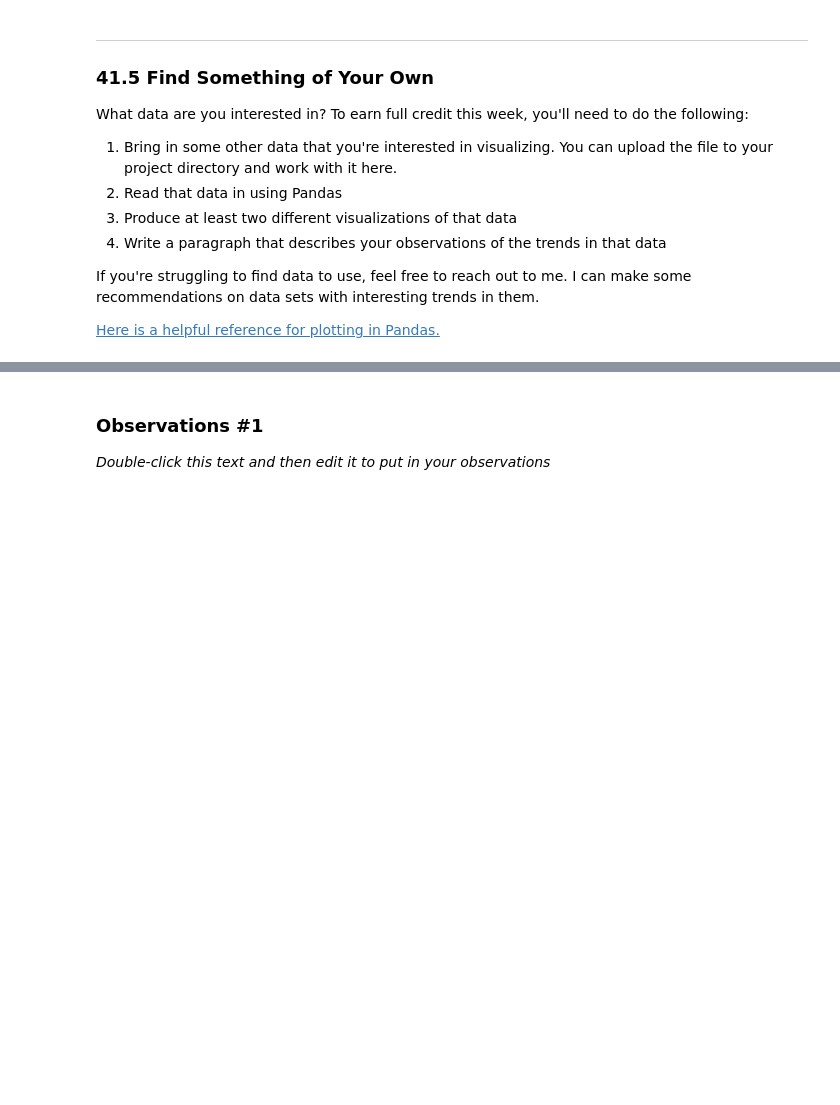
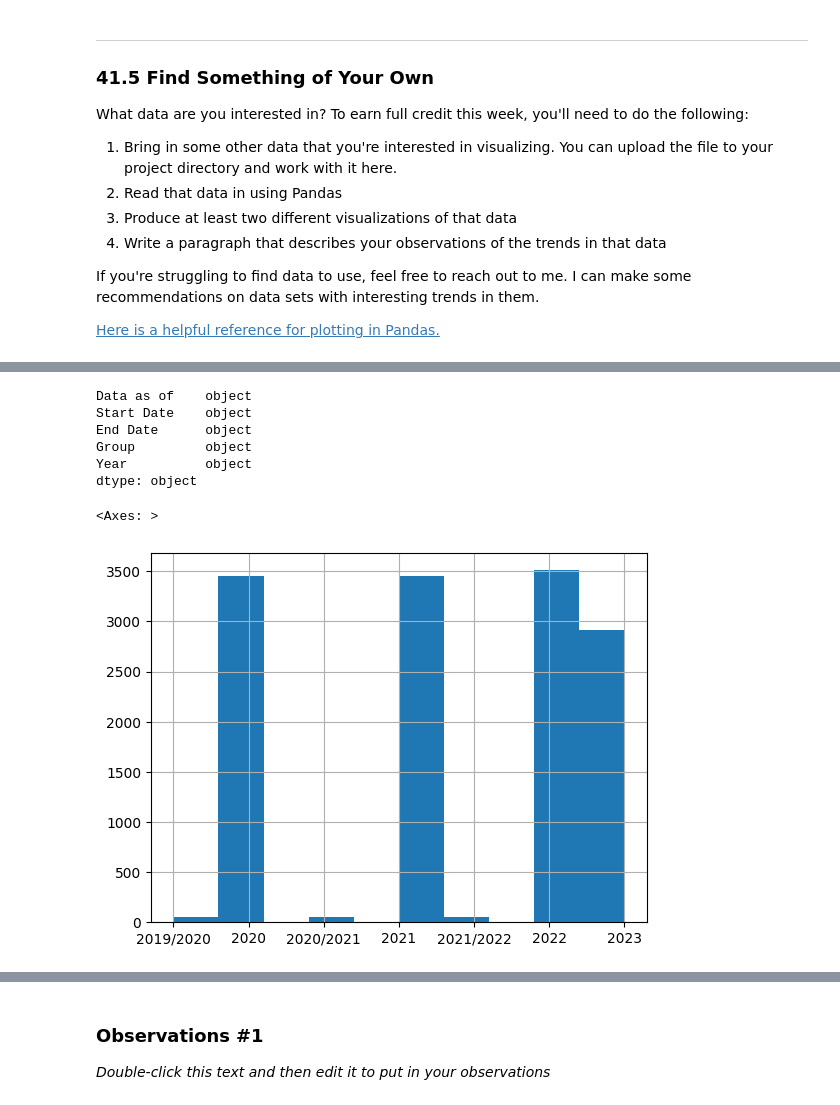
Before and after one commit to mfazaluddin/hds5210-2023, a Jupyter notebook: week09/week09_assignment_2.ipynb, the cells around one changed output, grey strips where cells are left out. Cells and saved outputs as stored; diff of their text form; code cells hidden in the pictures; blank space fills up the shorter version.

```diff
--- a/week09/week09_assignment_2.ipynb
+++ b/week09/week09_assignment_2.ipynb
@@ -221,0 +218,4 @@ If you're struggling to find data to use, feel free to reach out to me.  I can m
+# %%
+import pandas as pd
+
+data = pd.read_csv('https://data.cdc.gov/api/views/r8kw-7aab/rows.csv?date=20231105&accessType=DOWNLOAD')
@@ -221,0 +255,14 @@ If you're struggling to find data to use, feel free to reach out to me.  I can m
+# %%
+data.dtypes[0:5]
+# %% [output]
+Data as of    object
+Start Date    object
+End Date      object
+Group         object
+Year          object
+dtype: object
+# %%
+data['Year'].hist()
+# %% [output]
+<Axes: >
+[figure, added]
```
Also changed, not shown: parts of 10 cells of this notebook.
